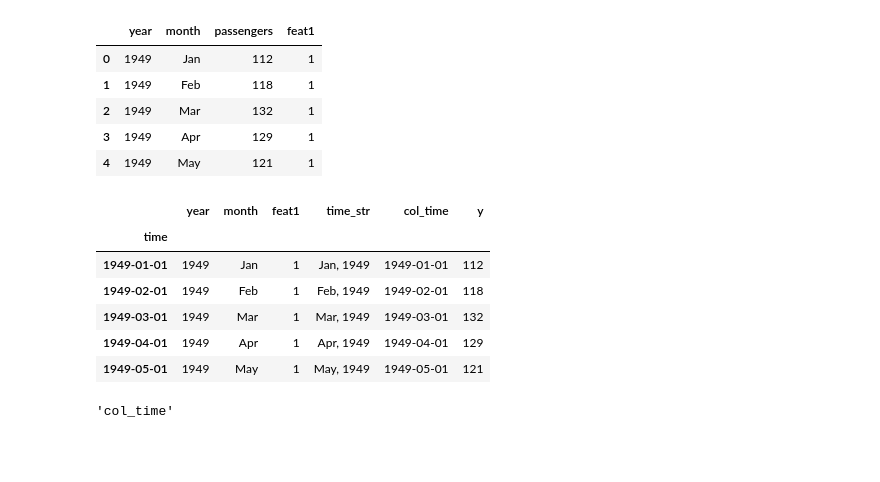
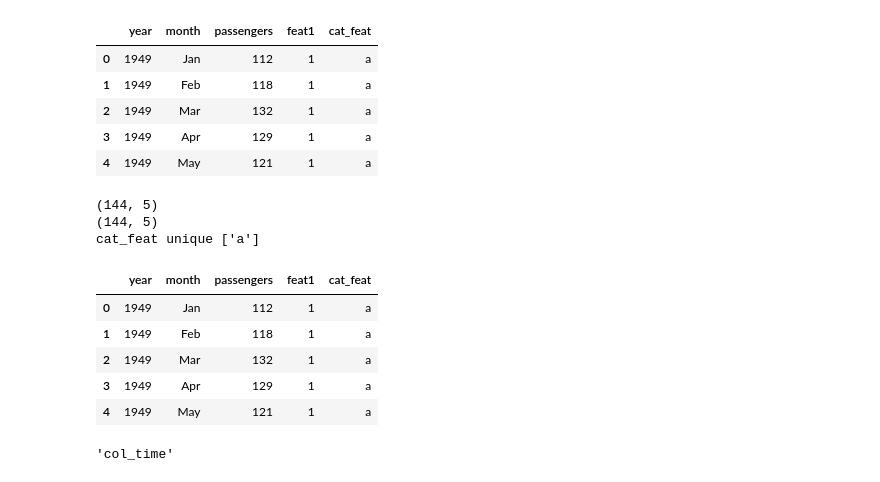
Before and after one commit to kkchuchu/leet-code, a Jupyter notebook: notebooks/template-for-time-series-feature.ipynb, the cells around one changed output. Cells and saved outputs as stored; diff of their text form; code cells hidden in the pictures; blank space fills up the shorter version.

```diff
--- a/notebooks/template-for-time-series-feature.ipynb
+++ b/notebooks/template-for-time-series-feature.ipynb
@@ -37,14 +34,15 @@ plt.style.use('bmh')
 # %%
 df = sns.load_dataset("flights")
 df["feat1"] = 1
+df["cat_feat"] = "a"
 df.head()
 # %% [output]
-|  | year | month | passengers | feat1 |
-| 0 | 1949 | Jan | 112 | 1 |
-| 1 | 1949 | Feb | 118 | 1 |
-| 2 | 1949 | Mar | 132 | 1 |
-| 3 | 1949 | Apr | 129 | 1 |
-| 4 | 1949 | May | 121 | 1 |
+|  | year | month | passengers | feat1 | cat_feat |
+| 0 | 1949 | Jan | 112 | 1 | a |
+| 1 | 1949 | Feb | 118 | 1 | a |
+| 2 | 1949 | Mar | 132 | 1 | a |
+| 3 | 1949 | Apr | 129 | 1 | a |
+| 4 | 1949 | May | 121 | 1 | a |
 # %%
 # basic functions: all input should be df and column definition
 from dataclasses import dataclass, field
@@ -86,32 +84,43 @@ class ColumnDef:
 # %%
 def to_clean_df(df, col_def):
     from datetime import datetime
+
+    # drop duplicate
+    print(df.shape)
+    df = df.drop_duplicates()
+    print(df.shape)
+
     df["time_str"] = df.apply(lambda x: '%s, %s'% (x["month"], x["year"]), axis=1)
     df["time"] = df.apply(lambda x: datetime.strptime(x["time_str"], '%b, %Y').date(), axis=1)
 
     df.index = df[col_def.org_time_col]
     df[col_def.col_time] = df[col_def.org_time_col]
     df[col_def.col_time] = pd.to_datetime(df[col_def.col_time])
     df[col_def.Y] = df[col_def.org_y_col]
     drop_cols = []
     if col_def.Y != col_def.org_y_col:
         drop_cols.append(col_def.org_y_col)
     if col_def.col_time != col_def.org_time_col:
         drop_cols.append(col_def.org_time_col)
     df.drop(columns=drop_cols, inplace=True)
 
+    # check categorical column unique value
+    for col in col_def.org_cal_col:
+        print(col, "unique", sorted(df[col].unique()))
 
-simple_def = ColumnDef(org_y_col="passengers", org_time_col="time", org_num_col=["feat1"])
+simple_def = ColumnDef(org_y_col="passengers", org_time_col="time", org_num_col=["feat1"], org_cal_col=["cat_feat"])
 to_clean_df(df, simple_def)
 df.head()
 # %% [output]
+(144, 5)
+(144, 5)
+cat_feat unique ['a']
-|  | year | month | feat1 | time_str | col_time | y |
-| time |  |  |  |  |  |  |
-| 1949-01-01 | 1949 | Jan | 1 | Jan, 1949 | 1949-01-01 | 112 |
-| 1949-02-01 | 1949 | Feb | 1 | Feb, 1949 | 1949-02-01 | 118 |
-| 1949-03-01 | 1949 | Mar | 1 | Mar, 1949 | 1949-03-01 | 132 |
-| 1949-04-01 | 1949 | Apr | 1 | Apr, 1949 | 1949-04-01 | 129 |
-| 1949-05-01 | 1949 | May | 1 | May, 1949 | 1949-05-01 | 121 |
+|  | year | month | passengers | feat1 | cat_feat |
+| 0 | 1949 | Jan | 112 | 1 | a |
+| 1 | 1949 | Feb | 118 | 1 | a |
+| 2 | 1949 | Mar | 132 | 1 | a |
+| 3 | 1949 | Apr | 129 | 1 | a |
+| 4 | 1949 | May | 121 | 1 | a |
 # %%
 class StatsFeaturesGenerator:
     def __init__(self, df, target_col, col_def: ColumnDef, windows_list=[3, 6, 12, 24, 48, 72]):
```
Also changed, not shown: parts of 1 cell of this notebook, 1 other file.
